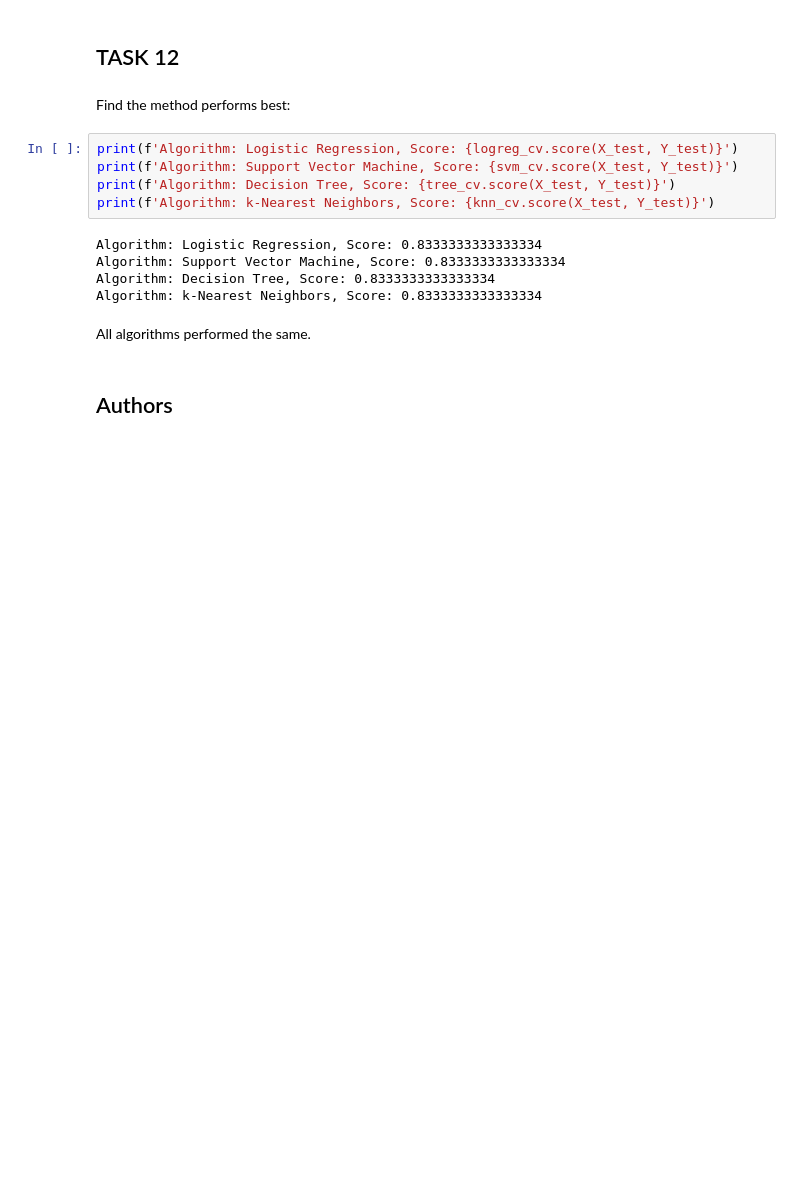
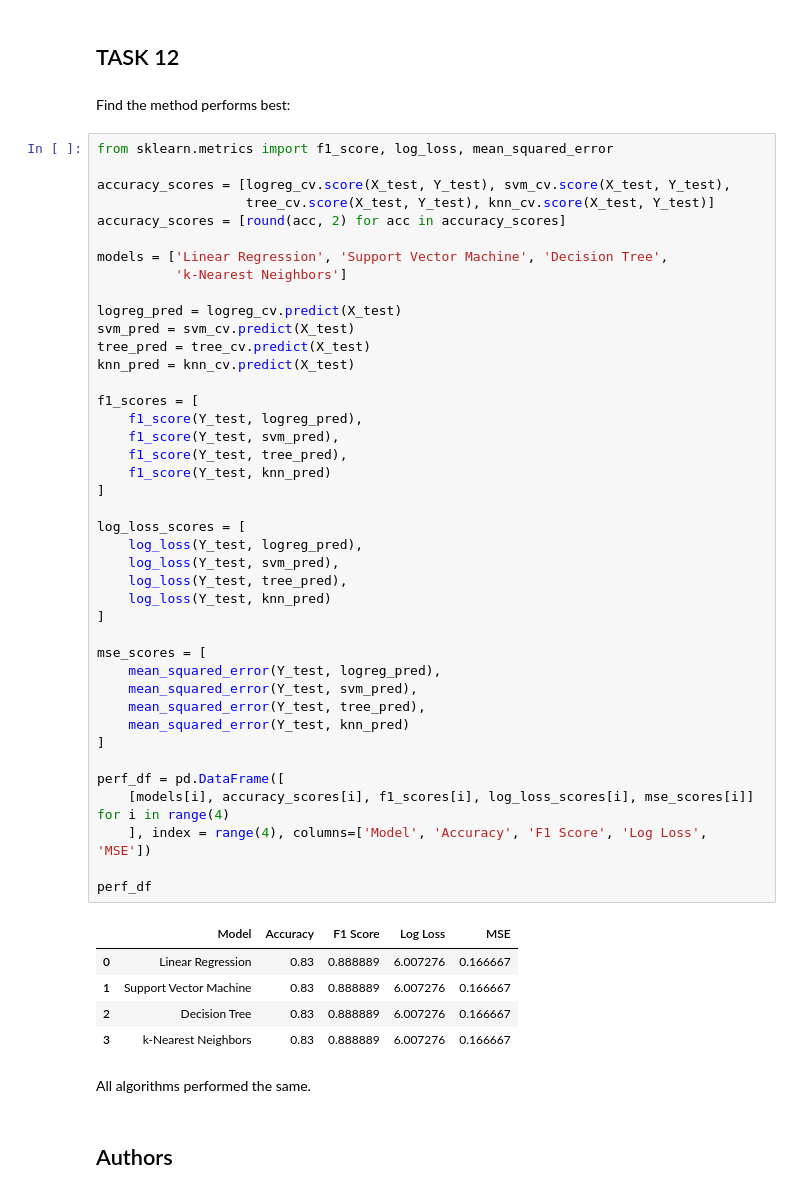
Before and after one commit to dunarand/IBM-Applied-Datascience-Capstone, a Jupyter notebook: module-4/4-1 SpaceX-Machine-Learning-Prediction.ipynb, the cells around one changed output. Cells and saved outputs as stored; diff of their text form; blank space fills up the shorter version.

```diff
--- a/module-4/4-1 SpaceX-Machine-Learning-Prediction.ipynb
+++ b/module-4/4-1 SpaceX-Machine-Learning-Prediction.ipynb
@@ -299,16 +299,53 @@ plot_confusion_matrix(Y_test,yhat)
 ## TASK  12
 # %% [markdown]
 Find the method performs best:
-# %%
-print(f'Algorithm: Logistic Regression, Score: {logreg_cv.score(X_test, Y_test)}')
-print(f'Algorithm: Support Vector Machine, Score: {svm_cv.score(X_test, Y_test)}')
-print(f'Algorithm: Decision Tree, Score: {tree_cv.score(X_test, Y_test)}')
-print(f'Algorithm: k-Nearest Neighbors, Score: {knn_cv.score(X_test, Y_test)}')
-# %% [output]
-Algorithm: Logistic Regression, Score: 0.8333333333333334
-Algorithm: Support Vector Machine, Score: 0.8333333333333334
-Algorithm: Decision Tree, Score: 0.8333333333333334
-Algorithm: k-Nearest Neighbors, Score: 0.8333333333333334
+# %%
+from sklearn.metrics import f1_score, log_loss, mean_squared_error
+
+accuracy_scores = [logreg_cv.score(X_test, Y_test), svm_cv.score(X_test, Y_test),
+                   tree_cv.score(X_test, Y_test), knn_cv.score(X_test, Y_test)]
+accuracy_scores = [round(acc, 2) for acc in accuracy_scores]
+
+models = ['Linear Regression', 'Support Vector Machine', 'Decision Tree',
+          'k-Nearest Neighbors']
+
+logreg_pred = logreg_cv.predict(X_test)
+svm_pred = svm_cv.predict(X_test)
+tree_pred = tree_cv.predict(X_test)
+knn_pred = knn_cv.predict(X_test)
+
+f1_scores = [
+    f1_score(Y_test, logreg_pred),
+    f1_score(Y_test, svm_pred),
+    f1_score(Y_test, tree_pred),
+    f1_score(Y_test, knn_pred)
+]
+
+log_loss_scores = [
+    log_loss(Y_test, logreg_pred),
+    log_loss(Y_test, svm_pred),
+    log_loss(Y_test, tree_pred),
+    log_loss(Y_test, knn_pred)
+]
+
+mse_scores = [
+    mean_squared_error(Y_test, logreg_pred),
+    mean_squared_error(Y_test, svm_pred),
+    mean_squared_error(Y_test, tree_pred),
+    mean_squared_error(Y_test, knn_pred)
+]
+
+perf_df = pd.DataFrame([
+    [models[i], accuracy_scores[i], f1_scores[i], log_loss_scores[i], mse_scores[i]] for i in range(4)
+    ], index = range(4), columns=['Model', 'Accuracy', 'F1 Score', 'Log Loss', 'MSE'])
+
+perf_df
+# %% [output]
+|  | Model | Accuracy | F1 Score | Log Loss | MSE |
+| 0 | Linear Regression | 0.83 | 0.888889 | 6.007276 | 0.166667 |
+| 1 | Support Vector Machine | 0.83 | 0.888889 | 6.007276 | 0.166667 |
+| 2 | Decision Tree | 0.83 | 0.888889 | 6.007276 | 0.166667 |
+| 3 | k-Nearest Neighbors | 0.83 | 0.888889 | 6.007276 | 0.166667 |
 # %% [markdown]
 All algorithms performed the same.
 # %% [markdown]
```
Also changed, not shown: parts of 1 cell of this notebook.
